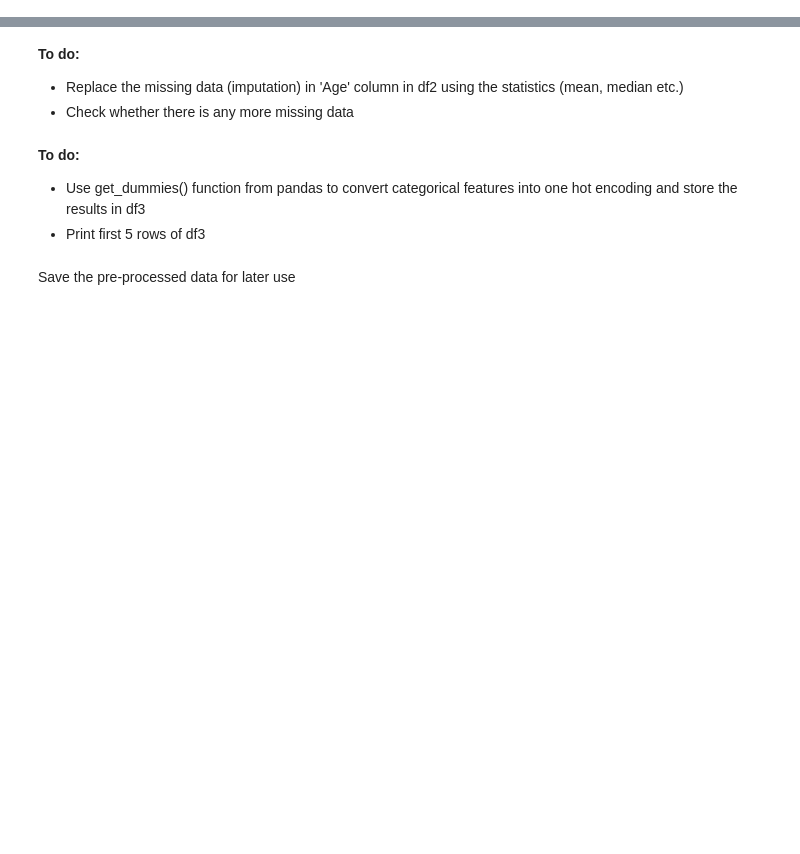
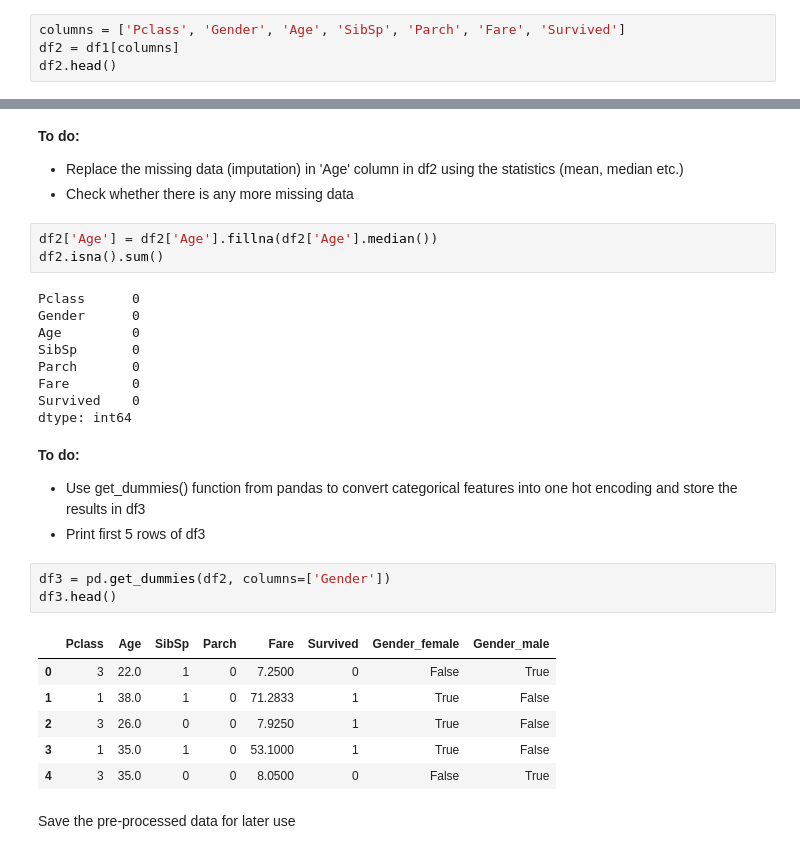
Before and after one commit to wooihaw/pai_apr2025, a Jupyter notebook: Part_2/handson_2/handson_2c.ipynb, the cells around one changed output, grey strips where cells are left out. Drawn from its saved outputs; the diff is of its cells as text; blank space fills up the shorter version.

```diff
--- a/Part_2/handson_2/handson_2c.ipynb
+++ b/Part_2/handson_2/handson_2c.ipynb
@@ -25,3 +63,7 @@ df1.describe()
 **To do:**
 - Select only the columns 'Pclass', 'Gender', 'Age', 'SibSp', 'Parch', 'Fare', 'Survived' and store them in df2
 - Print first 5 rows of df2
+# %%
+columns = ['Pclass', 'Gender', 'Age', 'SibSp', 'Parch', 'Fare', 'Survived']
+df2 = df1[columns]
+df2.head()
@@ -29,10 +78,32 @@ df1.describe()
 **To do:**
 - Replace the missing data (imputation) in 'Age' column in df2 using the statistics (mean, median etc.)
 - Check whether there is any more missing data
+# %%
+df2['Age'] = df2['Age'].fillna(df2['Age'].median())
+df2.isna().sum()
+# %% [output]
+Pclass      0
+Gender      0
+Age         0
+SibSp       0
+Parch       0
+Fare        0
+Survived    0
+dtype: int64
 # %% [markdown]
 **To do:**
 - Use get_dummies() function from pandas to convert categorical features into one hot encoding and store the results in df3
 - Print first 5 rows of df3
+# %%
+df3 = pd.get_dummies(df2, columns=['Gender'])
+df3.head()
+# %% [output]
+|  | Pclass | Age | SibSp | Parch | Fare | Survived | Gender_female | Gender_male |
+| 0 | 3 | 22.0 | 1 | 0 | 7.2500 | 0 | False | True |
+| 1 | 1 | 38.0 | 1 | 0 | 71.2833 | 1 | True | False |
+| 2 | 3 | 26.0 | 0 | 0 | 7.9250 | 1 | True | False |
+| 3 | 1 | 35.0 | 1 | 0 | 53.1000 | 1 | True | False |
+| 4 | 3 | 35.0 | 0 | 0 | 8.0500 | 0 | False | True |
 # %% [markdown]
 Save the pre-processed data for later use
 # %%
```
Also changed, not shown: parts of 4 cells of this notebook, 2 other files.
